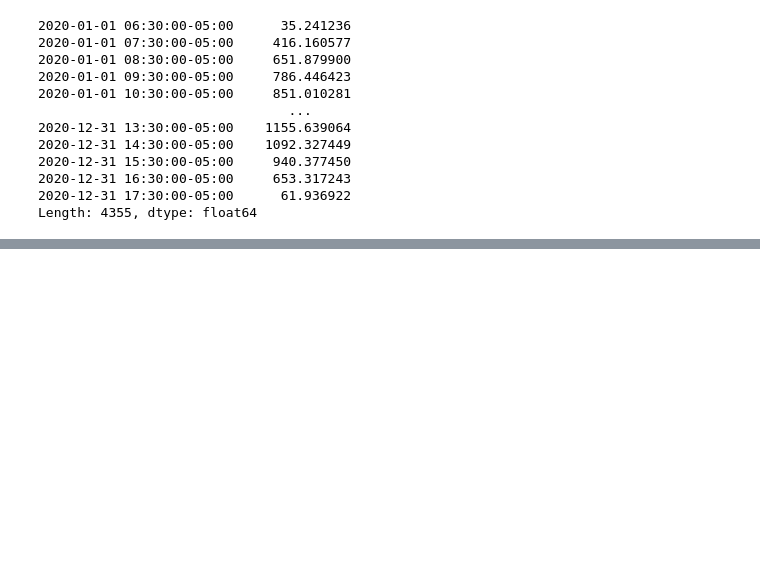
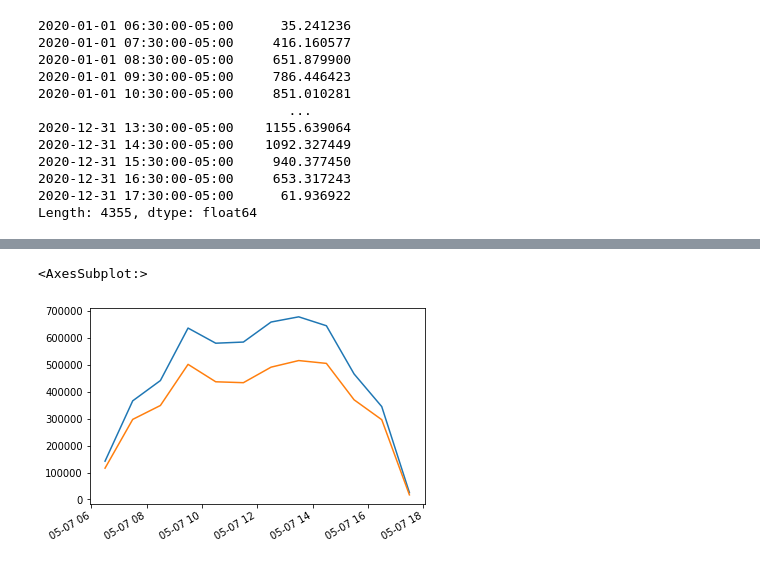
Before and after one commit to BifacialPV/Proyecto-de-grado, a Jupyter notebook: Codigo_Personal/Codigo_Base.ipynb, the cells around one changed output, grey strips where cells are left out. Cells and saved outputs as stored; diff of their text form; code cells hidden in the pictures; blank space fills up the shorter version.

```diff
--- a/Codigo_Personal/Codigo_Base.ipynb
+++ b/Codigo_Personal/Codigo_Base.ipynb
@@ -290,0 +310,5 @@ modules.to_csv("DB")
+# %%
+inverters_database = 'CECInverter'
+inverters = pvlib.pvsystem.retrieve_sam(inverters_database)
+inverter = inverters.Power_Electronics__FS1275CU15__690V_
+print(inverter)
@@ -290,0 +333,9 @@ modules.to_csv("DB")
+# %%
+#String Boxes 7
+mps_A = 30 #Modules Per String
+spi_A = 60 #Strings Per Inverter
+
+system_A = pvlib.pvsystem.PVSystem(module_parameters=module,
+                    inverter_parameters=inverter,
+                    modules_per_string=mps_A,
+                    strings_per_inverter=spi_A)
@@ -290,0 +391,26 @@ modules.to_csv("DB")
+# %%
+Dc_bi=dc_production(irrad,temp_cell,module,system_A)
+Dc=dc_production(poa_frontabsorb,temp_cell,module,system_A)
+# %%
+def losses(dc, loss):
+
+    losses = loss/100 #According to the paper Performance Parameters for Grid-Connected PV Systems by NREL
+
+    #Losses System A
+    dc['i_mp'] = dc['i_mp'] - dc['i_mp']*losses
+    dc['p_mp'] = dc['p_mp'] - dc['p_mp']*losses
+
+
+    return dc
+# %%
+Dc_bi=losses(Dc_bi, 0.14)
+Dc=losses(Dc, 0.14)
+
+fecha = '2020-05-07 '
+Dc_1=Dc_bi[fecha+'00:00:00':fecha+'23:59:00']
+Dc_2=Dc[fecha+'00:00:00':fecha+'23:59:00']
+Dc_1["p_mp"].plot()
+Dc_2["p_mp"].plot()
+# %% [output]
+<AxesSubplot:>
+[figure, added]
```
Also changed, not shown: parts of 11 cells of this notebook, 1 other file.
